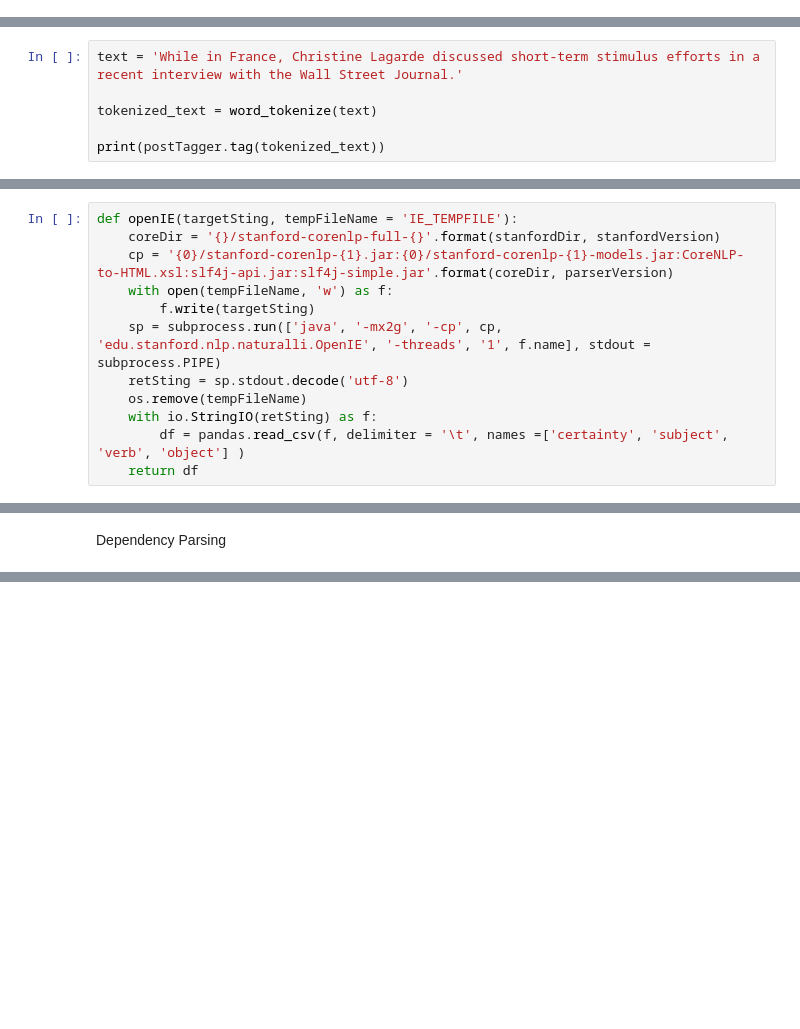
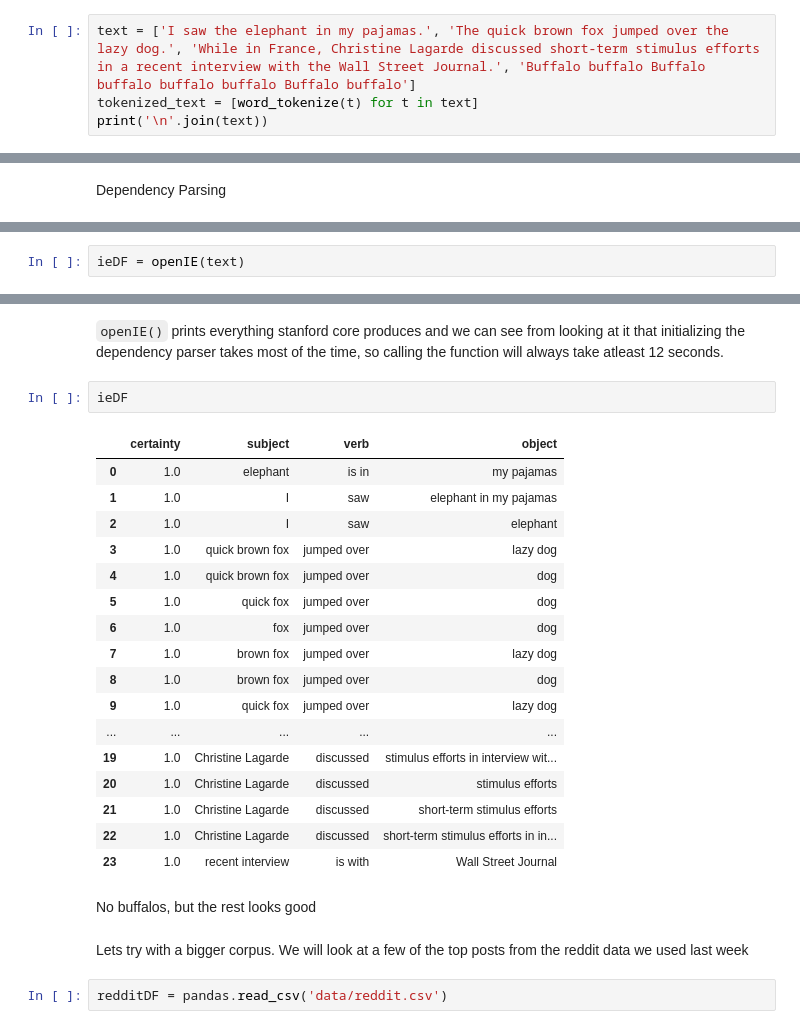
Before and after one commit to KnowledgeLab/content_analysis, a Jupyter notebook: notebooks/7-NLP.ipynb, the cells around one changed output, grey strips where cells are left out. Cells and saved outputs as stored; diff of their text form; blank space fills up the shorter version.

```diff
--- a/notebooks/7-NLP.ipynb
+++ b/notebooks/7-NLP.ipynb
@@ -84,0 +120,4 @@ depParser = stanford.StanfordDependencyParser(parserJarPath, parserModelsPath)
+# %%
+text = ['I saw the elephant in my pajamas.', 'The quick brown fox jumped over the lazy dog.', 'While in France, Christine Lagarde discussed short-term stimulus efforts in a recent interview with the Wall Street Journal.', 'Buffalo buffalo Buffalo buffalo buffalo buffalo Buffalo buffalo']
+tokenized_text = [word_tokenize(t) for t in text]
+print('\n'.join(text))
@@ -85,8 +129,2 @@ depParser = stanford.StanfordDependencyParser(parserJarPath, parserModelsPath)
 # %% [markdown]
 POS tagging
-# %%
-text = 'While in France, Christine Lagarde discussed short-term stimulus efforts in a recent interview with the Wall Street Journal.'
-
-tokenized_text = word_tokenize(text)
-
-print(postTagger.tag(tokenized_text))
@@ -95,12 +130,0 @@ print(postTagger.tag(tokenized_text))
-# %%
-def openIE(targetSting, tempFileName = 'IE_TEMPFILE'):
-    coreDir = '{}/stanford-corenlp-full-{}'.format(stanfordDir, stanfordVersion)
-    cp = '{0}/stanford-corenlp-{1}.jar:{0}/stanford-corenlp-{1}-models.jar:CoreNLP-to-HTML.xsl:slf4j-api.jar:slf4j-simple.jar'.format(coreDir, parserVersion)
-    with open(tempFileName, 'w') as f:
-        f.write(targetSting)
-    sp = subprocess.run(['java', '-mx2g', '-cp', cp, 'edu.stanford.nlp.naturalli.OpenIE', '-threads', '1', f.name], stdout = subprocess.PIPE)
-    retSting = sp.stdout.decode('utf-8')
-    os.remove(tempFileName)
-    with io.StringIO(retSting) as f:
-        df = pandas.read_csv(f, delimiter = '\t', names =['certainty', 'subject', 'verb', 'object'] )
-    return df
@@ -247,0 +224,2 @@ list(pars)[0]
+# %%
+ieDF = openIE(text)
@@ -247,0 +243,28 @@ list(pars)[0]
+# %% [markdown]
+`openIE()` prints everything stanford core produces and we can see from looking at it that initializing the dependency parser takes most of the time, so calling the function will always take atleast 12 seconds.
+# %%
+ieDF
+# %% [output]
+|  | certainty | subject | verb | object |
+| 0 | 1.0 | elephant | is in | my pajamas |
+| 1 | 1.0 | I | saw | elephant in my pajamas |
+| 2 | 1.0 | I | saw | elephant |
+| 3 | 1.0 | quick brown fox | jumped over | lazy dog |
+| 4 | 1.0 | quick brown fox | jumped over | dog |
+| 5 | 1.0 | quick fox | jumped over | dog |
+| 6 | 1.0 | fox | jumped over | dog |
+| 7 | 1.0 | brown fox | jumped over | lazy dog |
+| 8 | 1.0 | brown fox | jumped over | dog |
+| 9 | 1.0 | quick fox | jumped over | lazy dog |
+| ... | ... | ... | ... | ... |
+| 19 | 1.0 | Christine Lagarde | discussed | stimulus efforts in interview wit... |
+| 20 | 1.0 | Christine Lagarde | discussed | stimulus efforts |
+| 21 | 1.0 | Christine Lagarde | discussed | short-term stimulus efforts |
+| 22 | 1.0 | Christine Lagarde | discussed | short-term stimulus efforts in in... |
+| 23 | 1.0 | recent interview | is with | Wall Street Journal |
+# %% [markdown]
+No buffalos, but the rest looks good
+# %% [markdown]
+Lets try with a bigger corpus. We will look at a few of the top posts from the reddit data we used last week
+# %%
+redditDF = pandas.read_csv('data/reddit.csv')
```
Also changed, not shown: parts of 87 cells of this notebook.
